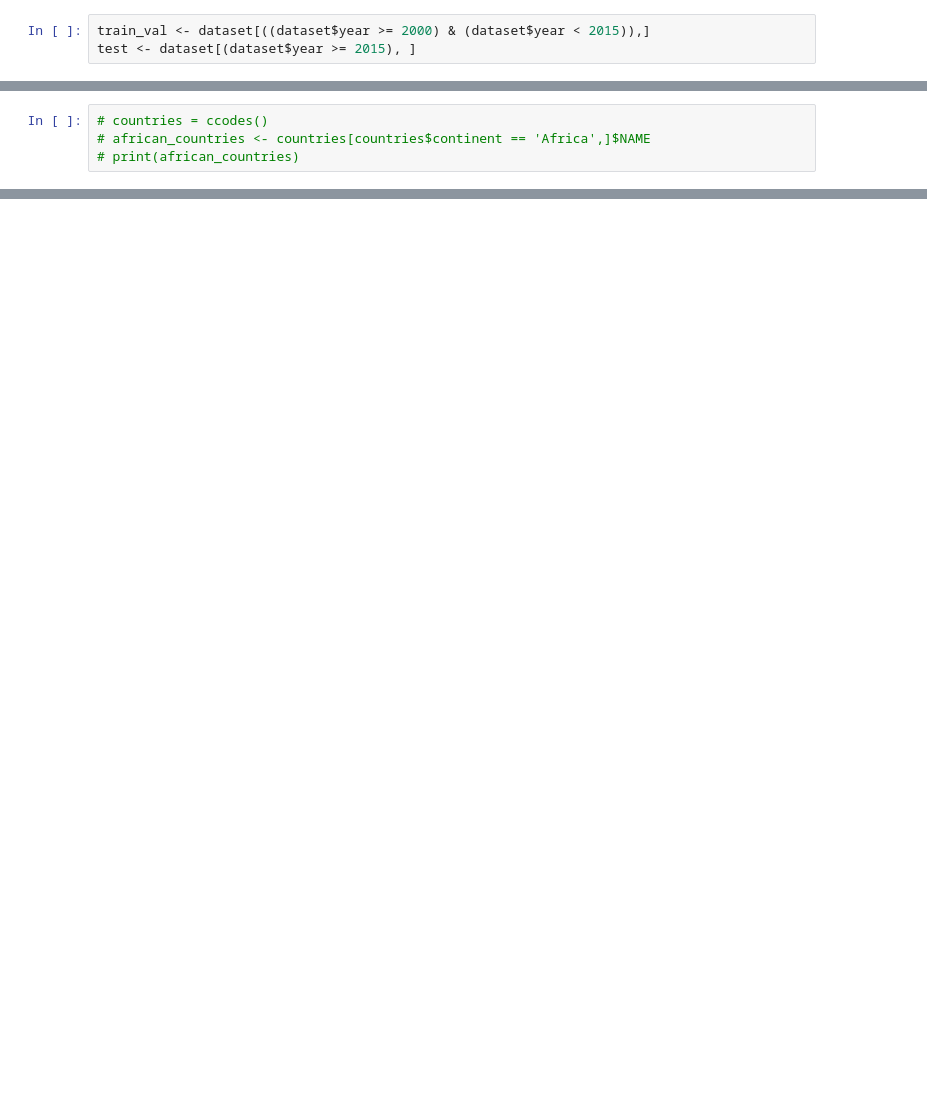
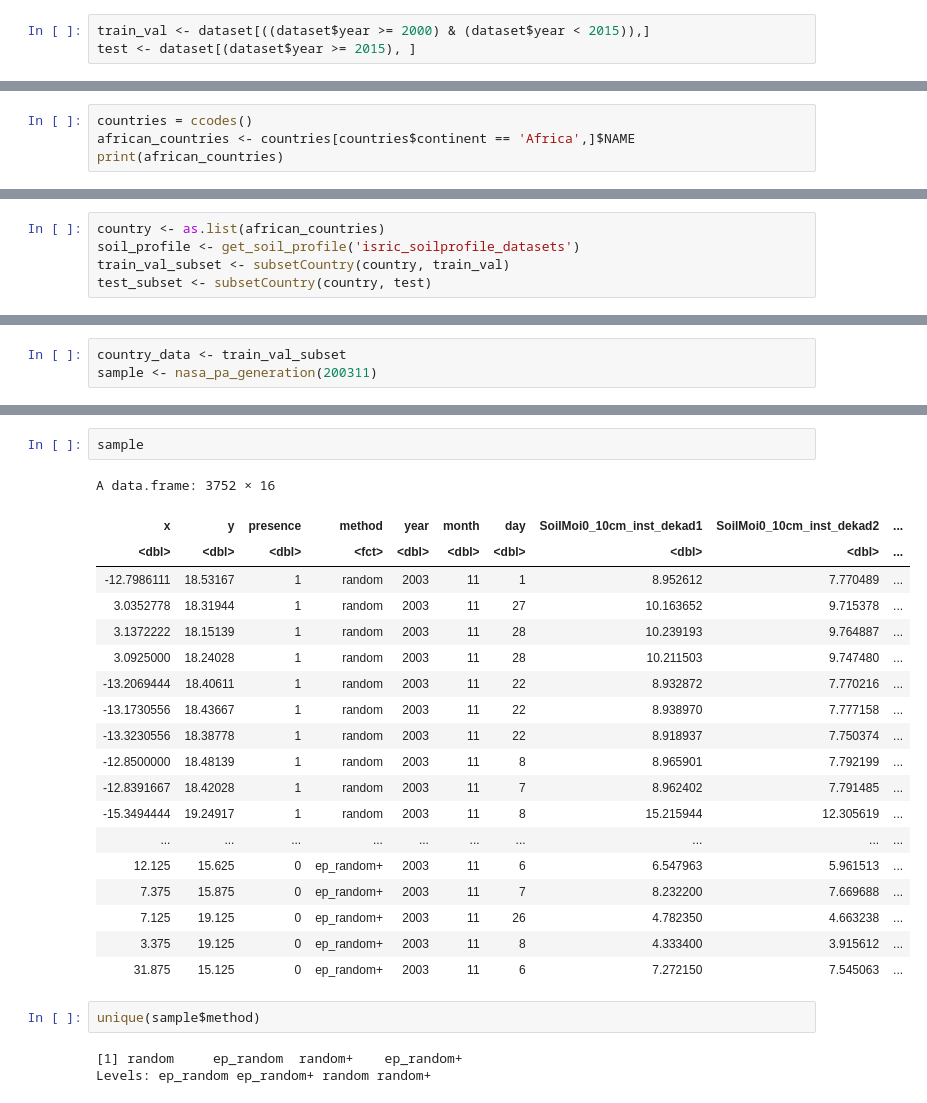
Before and after one commit to instadeepai/locust-predict, a Jupyter notebook: notebooks/Pseudo Absence Generation.ipynb, the cells around one changed output, grey strips where cells are left out. Saved outputs shown, nothing was run; the diff lists cells and outputs as text; blank space fills up the shorter version.

Commit message:
updates pseudo-absence generation notebooks

```diff
--- a/notebooks/Pseudo Absence Generation.ipynb
+++ b/notebooks/Pseudo Absence Generation.ipynb
@@ -240,4 +225,4 @@ c(max(train_val$year), max(test$year))
 # %%
-# countries = ccodes()
-# african_countries <- countries[countries$continent == 'Africa',]$NAME
-# print(african_countries)
+countries = ccodes()
+african_countries <- countries[countries$continent == 'Africa',]$NAME
+print(african_countries)
@@ -251,3 +247,8 @@ test_subset <- subsetCountry(country, test)
+# %%
+country <- as.list(african_countries)
+soil_profile <- get_soil_profile('isric_soilprofile_datasets')
+train_val_subset <- subsetCountry(country, train_val)
+test_subset <- subsetCountry(country, test)
 # %%
 unique(train_val_subset$country)
 # %% [output]
@@ -470,0 +460,3 @@ Background km50 is too small for sampling and will be ignored
+# %%
+country_data <- train_val_subset
+sample <- nasa_pa_generation(200311)
@@ -470,0 +486,27 @@ Background km50 is too small for sampling and will be ignored
+# %%
+sample
+# %% [output]
+A data.frame: 3752 × 16
+| x | y | presence | method | year | month | day | SoilMoi0_10cm_inst_dekad1 | SoilMoi0_10cm_inst_dekad2 | ... |
+| <dbl> | <dbl> | <dbl> | <fct> | <dbl> | <dbl> | <dbl> | <dbl> | <dbl> | ... |
+| -12.7986111 | 18.53167 | 1 | random | 2003 | 11 | 1 | 8.952612 | 7.770489 | ... |
+| 3.0352778 | 18.31944 | 1 | random | 2003 | 11 | 27 | 10.163652 | 9.715378 | ... |
+| 3.1372222 | 18.15139 | 1 | random | 2003 | 11 | 28 | 10.239193 | 9.764887 | ... |
+| 3.0925000 | 18.24028 | 1 | random | 2003 | 11 | 28 | 10.211503 | 9.747480 | ... |
+| -13.2069444 | 18.40611 | 1 | random | 2003 | 11 | 22 | 8.932872 | 7.770216 | ... |
+| -13.1730556 | 18.43667 | 1 | random | 2003 | 11 | 22 | 8.938970 | 7.777158 | ... |
+| -13.3230556 | 18.38778 | 1 | random | 2003 | 11 | 22 | 8.918937 | 7.750374 | ... |
+| -12.8500000 | 18.48139 | 1 | random | 2003 | 11 | 8 | 8.965901 | 7.792199 | ... |
+| -12.8391667 | 18.42028 | 1 | random | 2003 | 11 | 7 | 8.962402 | 7.791485 | ... |
+| -15.3494444 | 19.24917 | 1 | random | 2003 | 11 | 8 | 15.215944 | 12.305619 | ... |
+| ... | ... | ... | ... | ... | ... | ... | ... | ... | ... |
+| 12.125 | 15.625 | 0 | ep_random+ | 2003 | 11 | 6 | 6.547963 | 5.961513 | ... |
+| 7.375 | 15.875 | 0 | ep_random+ | 2003 | 11 | 7 | 8.232200 | 7.669688 | ... |
+| 7.125 | 19.125 | 0 | ep_random+ | 2003 | 11 | 26 | 4.782350 | 4.663238 | ... |
+| 3.375 | 19.125 | 0 | ep_random+ | 2003 | 11 | 8 | 4.333400 | 3.915612 | ... |
+| 31.875 | 15.125 | 0 | ep_random+ | 2003 | 11 | 6 | 7.272150 | 7.545063 | ... |
+# %%
+unique(sample$method)
+# %% [output]
+[1] random     ep_random  random+    ep_random+
+Levels: ep_random ep_random+ random random+
```
Also changed, not shown: parts of 41 cells of this notebook, 2 other files.
